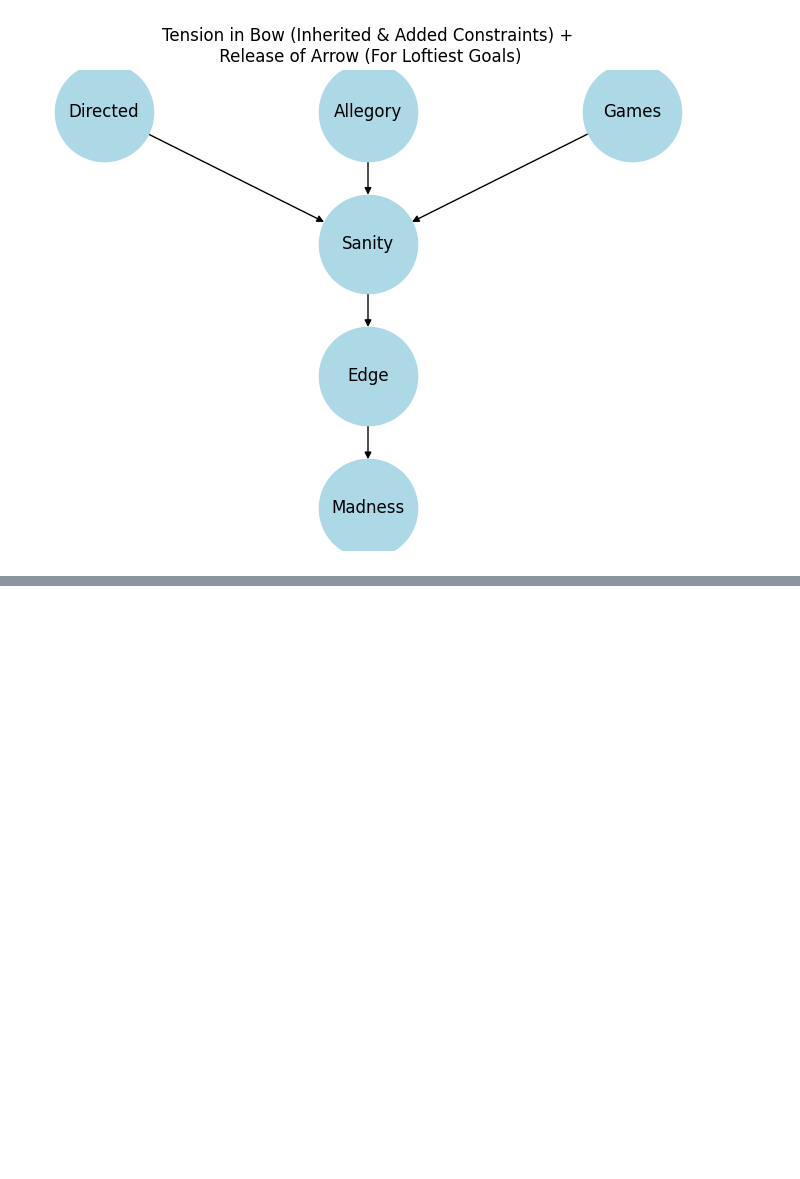
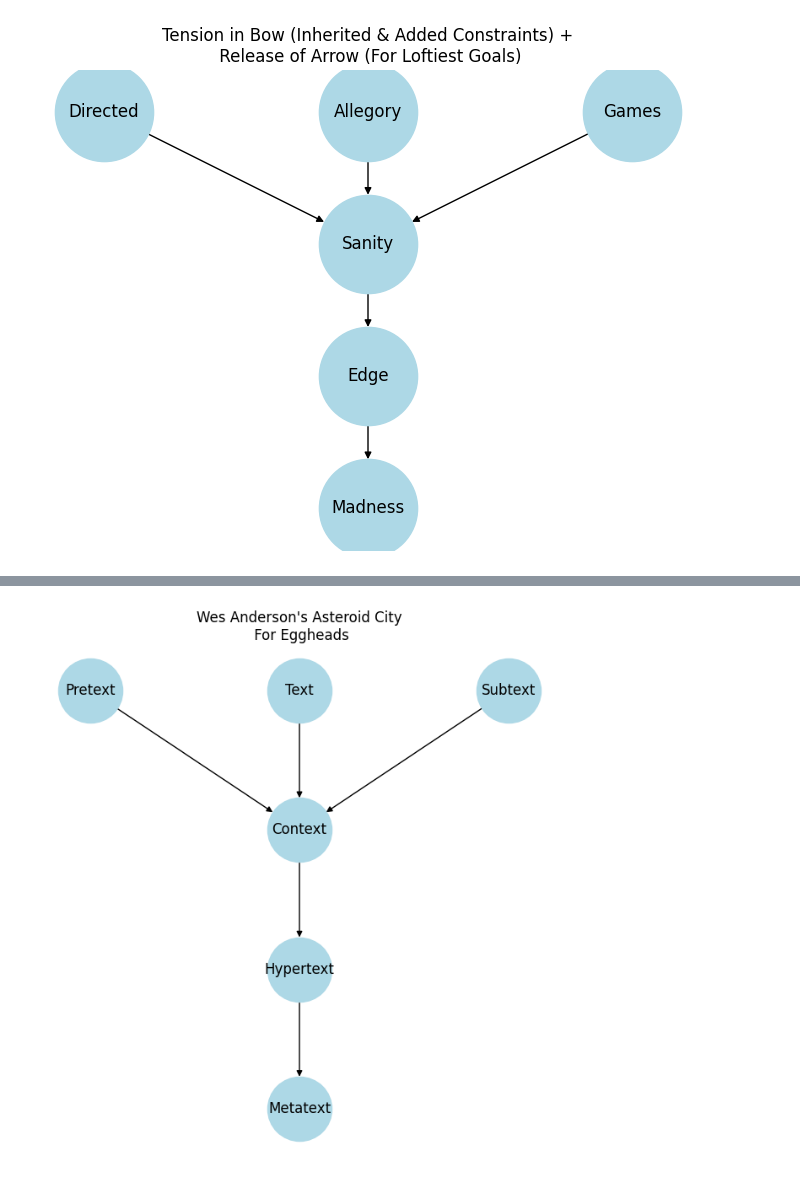
Before and after one commit to abikesa/philosophy, a Jupyter notebook: kitabo/ensi/_build/jupyter_execute/act3/part2/part2_1.ipynb, the cells around one changed output, grey strips where cells are left out. Cells and saved outputs as stored; diff of their text form; code cells hidden in the pictures; blank space fills up the shorter version.

Commit message:
massive update, thanks to wes anderson

```diff
--- a/kitabo/ensi/_build/jupyter_execute/act3/part2/part2_1.ipynb
+++ b/kitabo/ensi/_build/jupyter_execute/act3/part2/part2_1.ipynb
@@ -196,0 +288,34 @@ In essence, **TGIF** might serve as a kind of modern mantra, a social and psycho
+# %%
+import matplotlib.pyplot as plt
+import networkx as nx
+
+# Create a directed graph
+G = nx.DiGraph()
+
+# Add nodes with labels
+G.add_node(1, label="Pretext")
+G.add_node(2, label="Text")
+G.add_node(3, label="Subtext")
+G.add_node(4, label="Context")
+G.add_node(5, label="Hypertext")
+G.add_node(6, label="Metatext")
+
+# Add edges (directed)
+G.add_edges_from([(1, 4), (2, 4), (3, 4), (4, 5), (5, 6)])
+
+# Create positions for each node
+pos = {1: (0, 2), 2: (1, 2), 3: (2, 2), 4: (1, 1), 5: (1, 0), 6: (1, -1)}
+
+# Draw the graph
+plt.figure(figsize=(6,6))
+nx.draw(G, pos, with_labels=False, node_size=3000, node_color="lightblue", arrows=True)
+
+# Add labels to nodes
+node_labels = {1: "Pretext", 2: "Text", 3: "Subtext", 4: "Context", 5: "Hypertext", 6: "Metatext"}
+nx.draw_networkx_labels(G, pos, labels=node_labels, font_size=12)
+
+# Show the plot
+plt.title("Wes Anderson's Asteroid City\n For Eggheads")
+plt.show()
+# %% [output]
+[figure, added]
```
Also changed, not shown: parts of 7 cells of this notebook, 30 other files.
